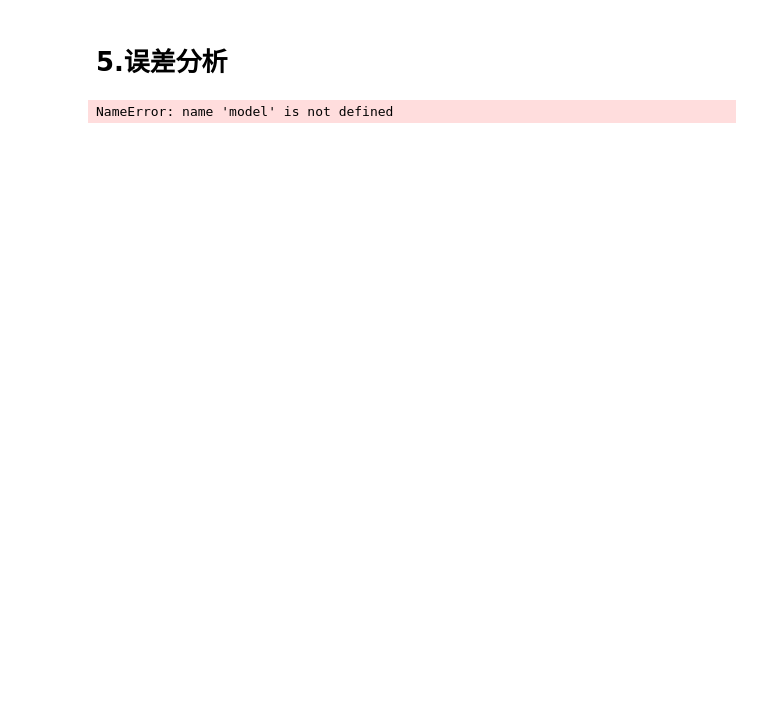
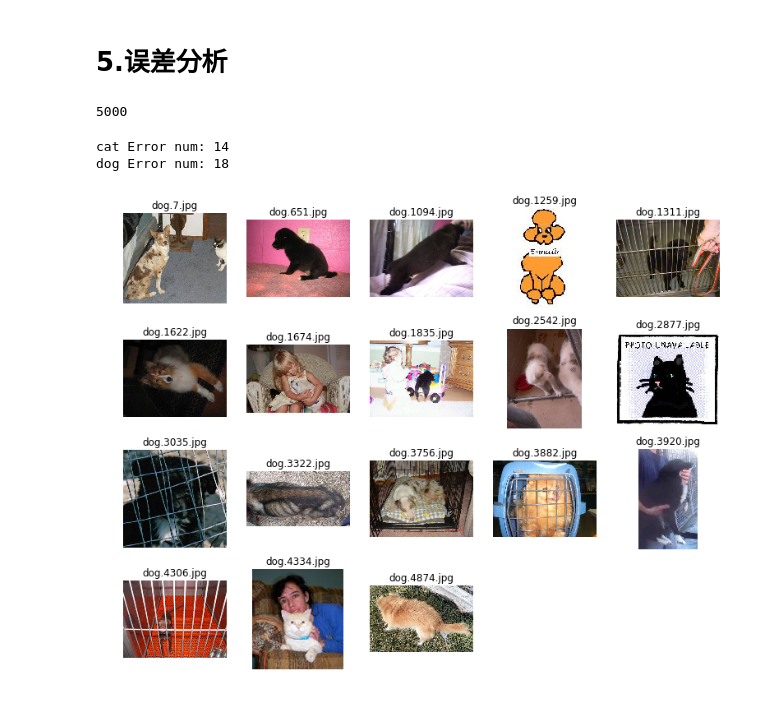
Before and after one commit to rikichou/final, a Jupyter notebook: dog_vs_cat.ipynb, the cells around one changed output. Cells and saved outputs as stored; diff of their text form; code cells hidden in the pictures; blank space fills up the shorter version.

```diff
--- a/dog_vs_cat.ipynb
+++ b/dog_vs_cat.ipynb
@@ -766,14 +760,16 @@ def predict(picture_path_list, dis_msg=True):
 from tqdm import tqdm
 import numpy as np
 
-image_num = 12500
+image_num = 5000
 
 def predict_arr(res_arr, inc_arr, xce_arr):
-    predict = model.predict([res_img_input, inc_img_input, xce_img_input])
+    predict = model.predict([res_arr, inc_arr, xce_arr])
+    predict = predict.reshape(len(predict))
     return list(predict)
 
 def predict_dir(dir_path, batch_size, is_dog=True):
     count = 0
+    index = 0
     predict_point = np.arange(0, image_num, batch_size)
     predict_point = predict_point[1:]
 
@@ -798,49 +794,56 @@ def predict_dir(dir_path, batch_size, is_dog=True):
         ## get image from file
         image = cv2.imread(dir_path + '/' + name + str(i) + '.jpg')
         image = cv2.cvtColor(image,cv2.COLOR_BGR2RGB)
-        index = i//batch_size
+        index = i%batch_size
         res_arr[index, ...] = cv2.resize(image, (resNet_input_shape[0], resNet_input_shape[1]))
         inc_arr[index, ...] = cv2.resize(image, (inc_input_shape[0], inc_input_shape[1]))
         xce_arr[index, ...] = cv2.resize(image, (xce_input_shape[0], xce_input_shape[1]))
 
     ## predict the rest
+    result = predict_arr(res_arr[:index+1], inc_arr[:index+1], xce_arr[:index+1])
     results = results + predict_arr(res_arr[:index+1], inc_arr[:index+1], xce_arr[:index+1])
 
     return results
 # %%
 cat_results = predict_dir(train_link_cat, 64, False)
-dot_results = predict_dir(train_link_dog, 64, False)
+dog_results = predict_dir(train_link_dog, 64)
+print (len(dog_results))
 # %% [output]
-NameError: name 'model' is not defined
+5000
 # %%
 cat_results = np.array(cat_results)
 cat_results_mask = cat_results >= 0.5
 
-dog_results = np.array(dot_results)
-dog_results_mask = dot_results >= 0.5
+dog_results = np.array(dog_results)
+dog_results_mask = dog_results < 0.5
 
-print ('cat Error num: ' + str(sum(results)))
-print ('dog Error num: ' + str(sum(dot_results)))
+print ('cat Error num: ' + str(sum(cat_results_mask)))
+print ('dog Error num: ' + str(sum(dog_results_mask)))
 
-cat_error_index = np.arrange(image_num)[cat_results_mask]
-dog_error_index = np.arrange(image_num)[dot_results_mask]
+cat_error_index = np.arange(image_num)[cat_results_mask]
+dog_error_index = np.arange(image_num)[dog_results_mask]
+# %% [output]
+cat Error num: 14
+dog Error num: 18
 # %%
 import matplotlib.pyplot as plt
 import cv2
 import numpy as np
 %matplotlib inline
 
 cat_error_name = ['cat.'+str(i)+'.jpg' for i in cat_error_index]
-dog_error_name = ['cat.'+str(i)+'.jpg' for i in dog_error_index]
+dog_error_name = ['dog.'+str(i)+'.jpg' for i in dog_error_index]
 
 plt.figure(1, figsize=(13, 13))
 
-for i,filename in enumerate(cat_error_name[:10]):
+for i,filename in enumerate(dog_error_name[:]):
     image = cv2.imread('train/'+str(filename))
     image = cv2.cvtColor(image,cv2.COLOR_BGR2RGB)
-    ax1=plt.subplot(3,3,i+1)
+    ax1=plt.subplot(5,5,i+1)
     plt.imshow(image)
     plt.axis("off")
     plt.title(filename)
 
 plt.show()
+# %% [output]
+[figure, added]
```
Also changed, not shown: parts of 6 cells of this notebook.
